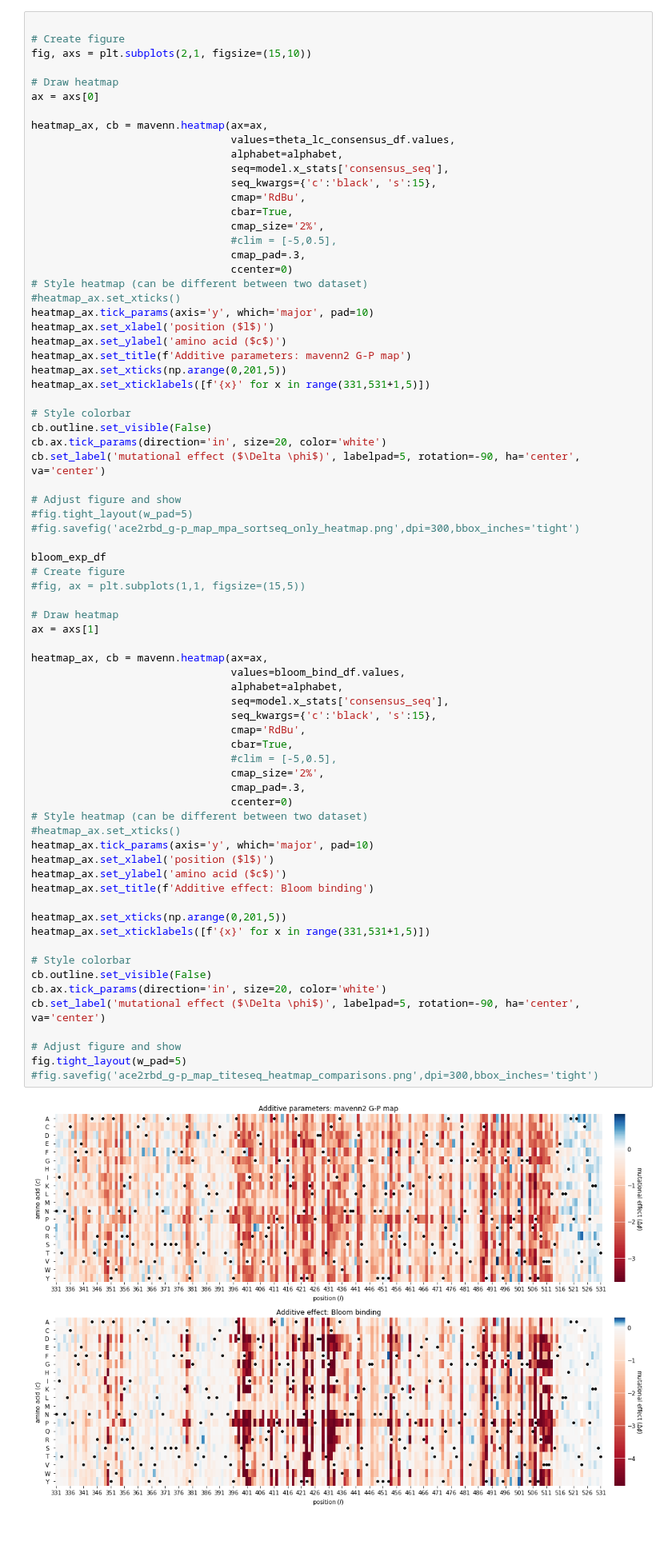
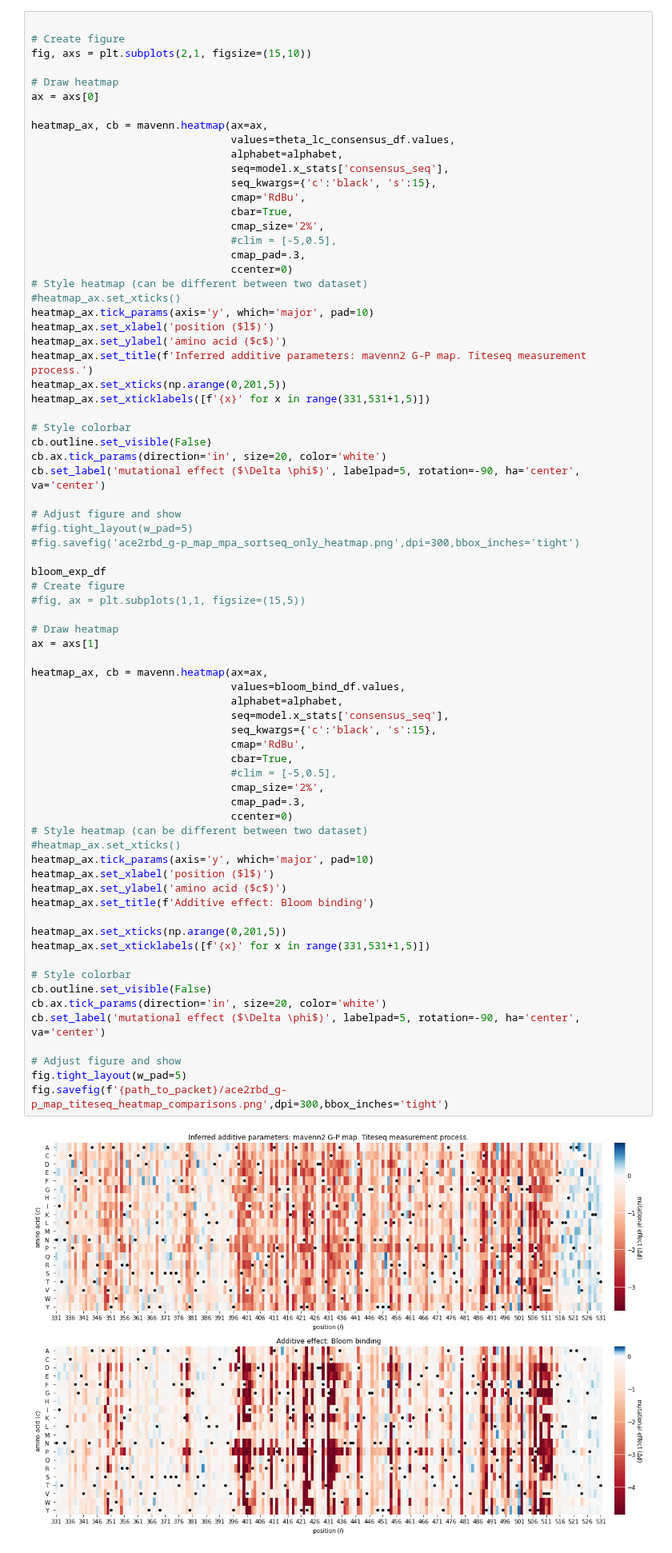
Before and after one commit to jbkinney/mavenn, a Jupyter notebook: mavenn/development_mavenn2/ace2rbd/2022.09.18.ace2rbd_multi-headed_TiteseqMP.ipynb, the cells around one changed output. Shown at 80% size. Drawn from its saved outputs; the diff is of its cells as text.

```diff
--- a/mavenn/development_mavenn2/ace2rbd/2022.09.18.ace2rbd_multi-headed_TiteseqMP.ipynb
+++ b/mavenn/development_mavenn2/ace2rbd/2022.09.18.ace2rbd_multi-headed_TiteseqMP.ipynb
@@ -506,7 +517,7 @@ heatmap_ax, cb = mavenn.heatmap(ax=ax,
 heatmap_ax.tick_params(axis='y', which='major', pad=10)
 heatmap_ax.set_xlabel('position ($l$)')
 heatmap_ax.set_ylabel('amino acid ($c$)')
-heatmap_ax.set_title(f'Additive parameters: mavenn2 G-P map')
+heatmap_ax.set_title(f'Inferred additive parameters: mavenn2 G-P map. Titeseq measurement process.')
 heatmap_ax.set_xticks(np.arange(0,201,5))
 heatmap_ax.set_xticklabels([f'{x}' for x in range(331,531+1,5)])
 
@@ -528,32 +539,32 @@ ax = axs[1]
 
 heatmap_ax, cb = mavenn.heatmap(ax=ax,
                                 values=bloom_bind_df.values,
                                 alphabet=alphabet,
                                 seq=model.x_stats['consensus_seq'],
                                 seq_kwargs={'c':'black', 's':15},
                                 cmap='RdBu',
                                 cbar=True,
                                 #clim = [-5,0.5],
                                 cmap_size='2%',
                                 cmap_pad=.3,
                                 ccenter=0)
 # Style heatmap (can be different between two dataset)
 #heatmap_ax.set_xticks()
 heatmap_ax.tick_params(axis='y', which='major', pad=10)
 heatmap_ax.set_xlabel('position ($l$)')
 heatmap_ax.set_ylabel('amino acid ($c$)')
 heatmap_ax.set_title(f'Additive effect: Bloom binding')
 
 heatmap_ax.set_xticks(np.arange(0,201,5))
 heatmap_ax.set_xticklabels([f'{x}' for x in range(331,531+1,5)])
 
 # Style colorbar
 cb.outline.set_visible(False)
 cb.ax.tick_params(direction='in', size=20, color='white')
 cb.set_label('mutational effect ($\Delta \phi$)', labelpad=5, rotation=-90, ha='center', va='center')
 
 # Adjust figure and show
 fig.tight_layout(w_pad=5)
-#fig.savefig('ace2rbd_g-p_map_titeseq_heatmap_comparisons.png',dpi=300,bbox_inches='tight')
+fig.savefig(f'{path_to_packet}/ace2rbd_g-p_map_titeseq_heatmap_comparisons.png',dpi=300,bbox_inches='tight')
 # %% [output]
-[figure, old version]
+[figure, new version]
```
Also changed, not shown: parts of 46 cells of this notebook, 27 other files.
